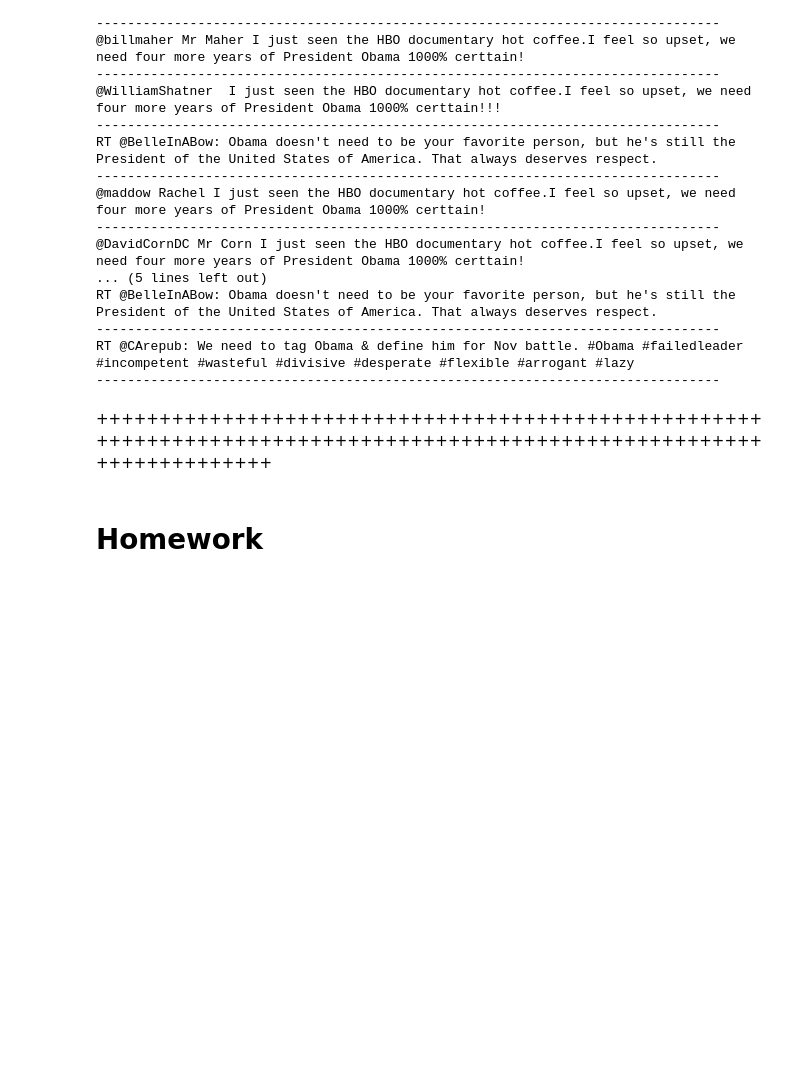
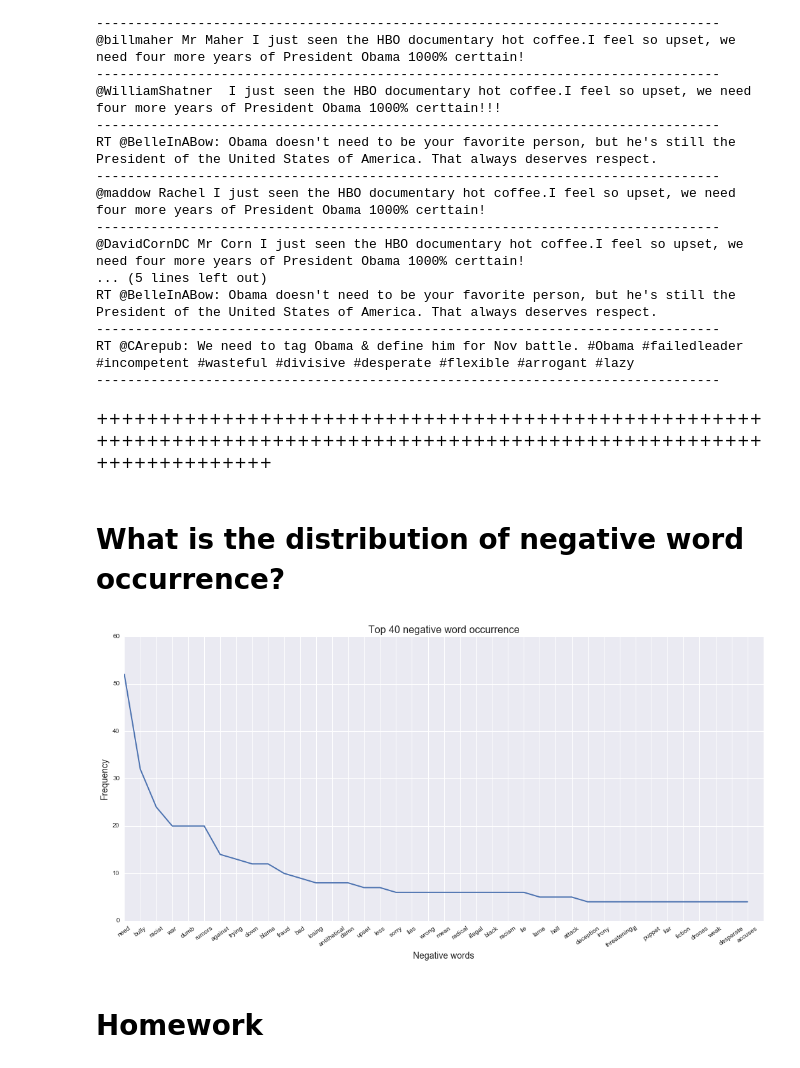
Before and after one commit to ilanman/gdi, a Jupyter notebook: 04_Strings.ipynb, the cells around one changed output. Drawn from its saved outputs; the diff is of its cells as text; code cells hidden in the pictures; blank space fills up the shorter version.

```diff
--- a/03_Strings.ipynb
+++ b/04_Strings.ipynb
@@ -751,3 +749,5 @@ RT @CArepub: We need to tag Obama & define him for Nov battle. #Obama #failedlea
 --------------------------------------------------------------------------------
 # %% [markdown]
 ++++++++++++++++++++++++++++++++++++++++++++++++++++++++++++++++++++++++++++++++++++++++++++++++++++++++++++++++++++++++
+# %% [markdown]
+# What is the distribution of negative word occurrence?
@@ -754,3 +760,17 @@ RT @CArepub: We need to tag Obama & define him for Nov battle. #Obama #failedlea
+# %%
+df = pd.DataFrame.from_dict(negative_word_dict,orient = 'index')
+df.columns = ['num']
+df.sort_values(by = ['num'], inplace = True, ascending = False)
+
+plt.figure(figsize=(18,8))
+plt.plot(df.num.values[:40],linewidth=2)
+plt.xticks(range(len(df.index.values))[:40], df.index.values[:40],rotation=35)
+plt.title("Top 40 negative word occurrence",size=16)
+plt.ylabel("Frequency",size=14)
+plt.xlabel("Negative words",size=14)
+pass
+# %% [output]
+[figure, added]
 # %% [markdown]
 Homework<a id="hmwk"></a>
 ====
```
Also changed, not shown: parts of 21 cells of this notebook, 4 other files.
